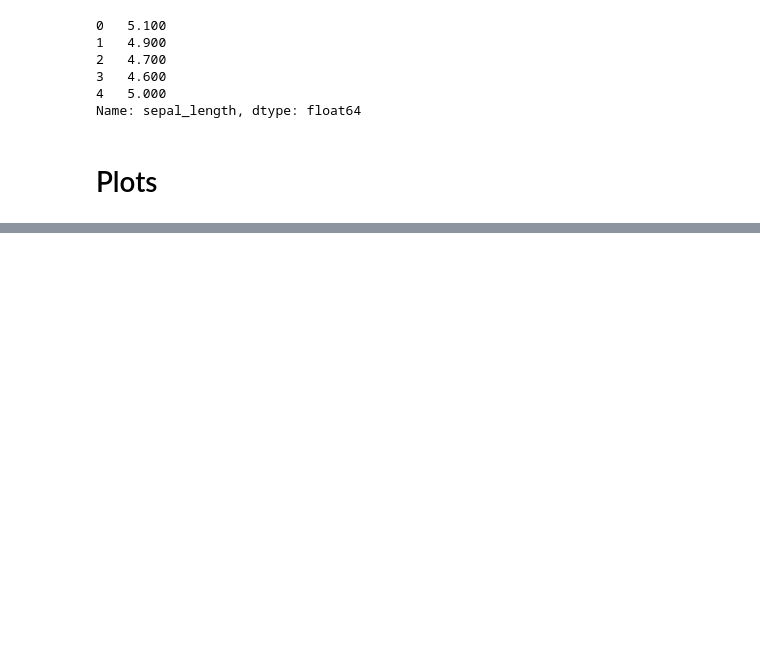
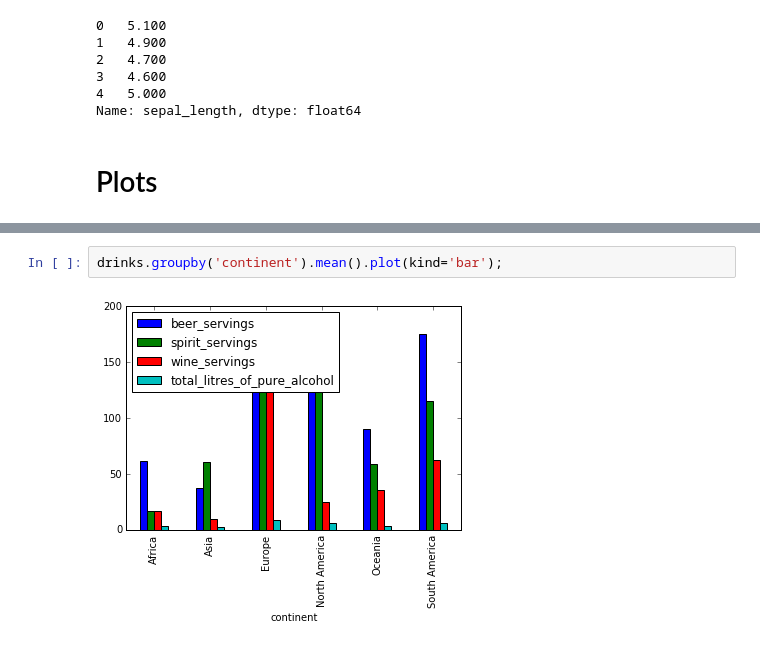
Before and after one commit to felixfan/scripts, a Jupyter notebook: python/ipynb/pandas.ipynb, the cells around one changed output, grey strips where cells are left out. Cells and saved outputs as stored; diff of their text form; blank space fills up the shorter version.

Commit message:
'groupby' tips

```diff
--- a/python/ipynb/pandas.ipynb
+++ b/python/ipynb/pandas.ipynb
@@ -867,0 +909,4 @@ df0.boxplot(column='x', by='c');
+# %%
+drinks.groupby('continent').mean().plot(kind='bar');
+# %% [output]
+[figure, added]
```
Also changed, not shown: parts of 20 cells of this notebook.
